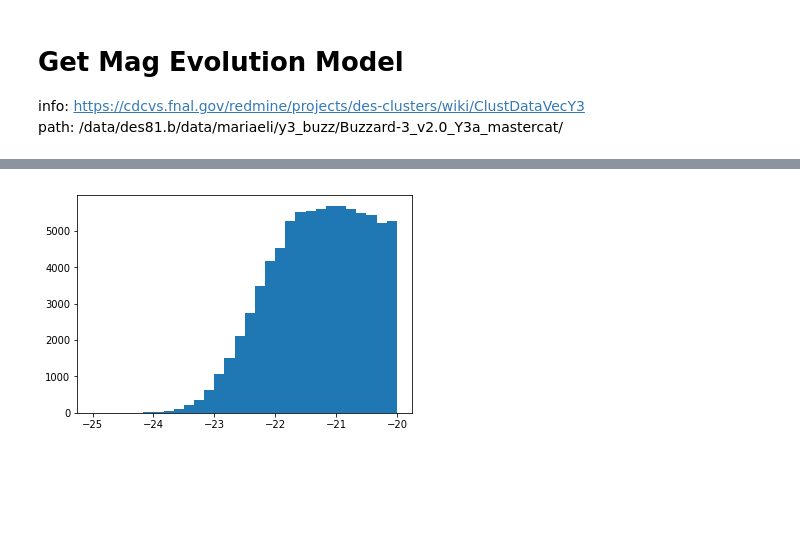
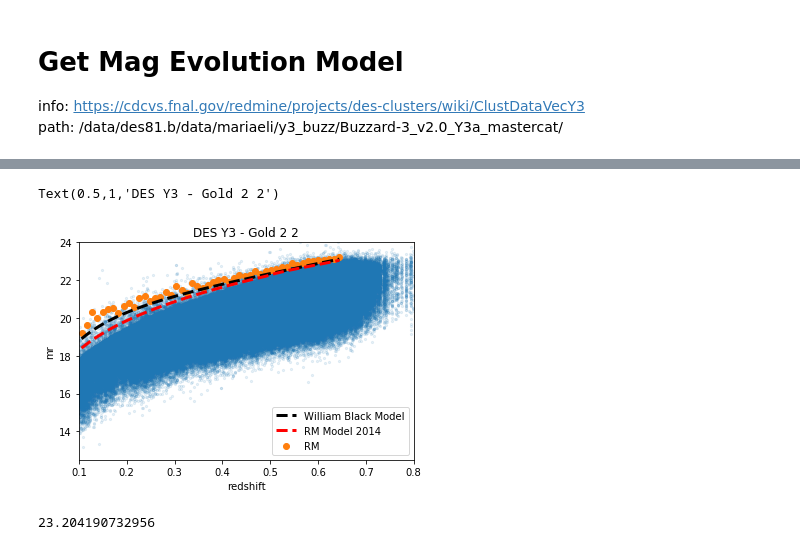
Before and after one commit to estevesjh/CopacabanaRuns, a Jupyter notebook: selection/notebooks/getMagEvolution.ipynb, the cells around one changed output, grey strips where cells are left out. Drawn from its saved outputs; the diff is of its cells as text; code cells hidden in the pictures; blank space fills up the shorter version.

```diff
--- a/selection/notebooks/getMagEvolution.ipynb
+++ b/selection/notebooks/getMagEvolution.ipynb
@@ -52,3 +55,10 @@ mag_lim     = interp1d(cat['redshift'],cat['magLim'],fill_value='extrapolate')
+# %%
+def rm_char_luminosity(z):
+    lnz  = np.log(z)
+    res0 = 22.44+3.35*lnz+0.273*lnz**2-0.0618*lnz**3-0.0227*lnz**4
+    res1 = 22.94+3.08*lnz-11.22*lnz**2-27.11*lnz**3-18.02*lnz**4
+    res = np.where(z>0.5,res1,res0)
+    return res
 # %%
 Z1 = [ 2.85703803, 23.35451485]
 Z2 = [ -0.13290108,   1.11453393,  -3.74351207,   6.96351527, -10.04310863,  12.60755443,  -7.85820367,   0.92175766]
@@ -285,6 +67,23 @@ ar_min = -19.
-# %%
-cut, = np.where((zcls>=zmin)&(zcls<=zmax))
-_    = plt.hist(ar[cut],bins=np.linspace(-25.,-20.,31))
-#plt.yscale('log')
-# %% [output]
-[figure, removed]
+# %%
+zbins = np.linspace(0.1,0.65,51)
+zmed, mr_mean, mr_up, mr_lo = get_percentile(zgal,mmag[:,2],zbins,
+                                             alpha=0.1)
+# %%
+plt.scatter(zgal,mmag[:,2],alpha=0.1,s=5,)
+plt.scatter(zmed,mr_up,label='RM')
+plt.plot(zmed,char_luminosity(zmed)+1.75,'k--',lw=3,label='William Black Model')
+plt.plot(zmed,rm_char_luminosity(zmed)+2.00,'r--',lw=3,label='RM Model 2014')
+rm_char_luminosity
+plt.ylim(12.5,24.)
+plt.ylabel('mr')
+plt.xlabel('redshift')
+plt.xlim(0.1,0.8)
+plt.legend()
+plt.title('DES Y3 - Gold 2 2')
+# %% [output]
+Text(0.5,1,'DES Y3 - Gold 2 2')
+[figure, added]
+# %%
+np.interp(0.65,zmed,mr_up)
+# %% [output]
+23.204190732956
```
Also changed, not shown: parts of 54 cells of this notebook, 4 other files.
